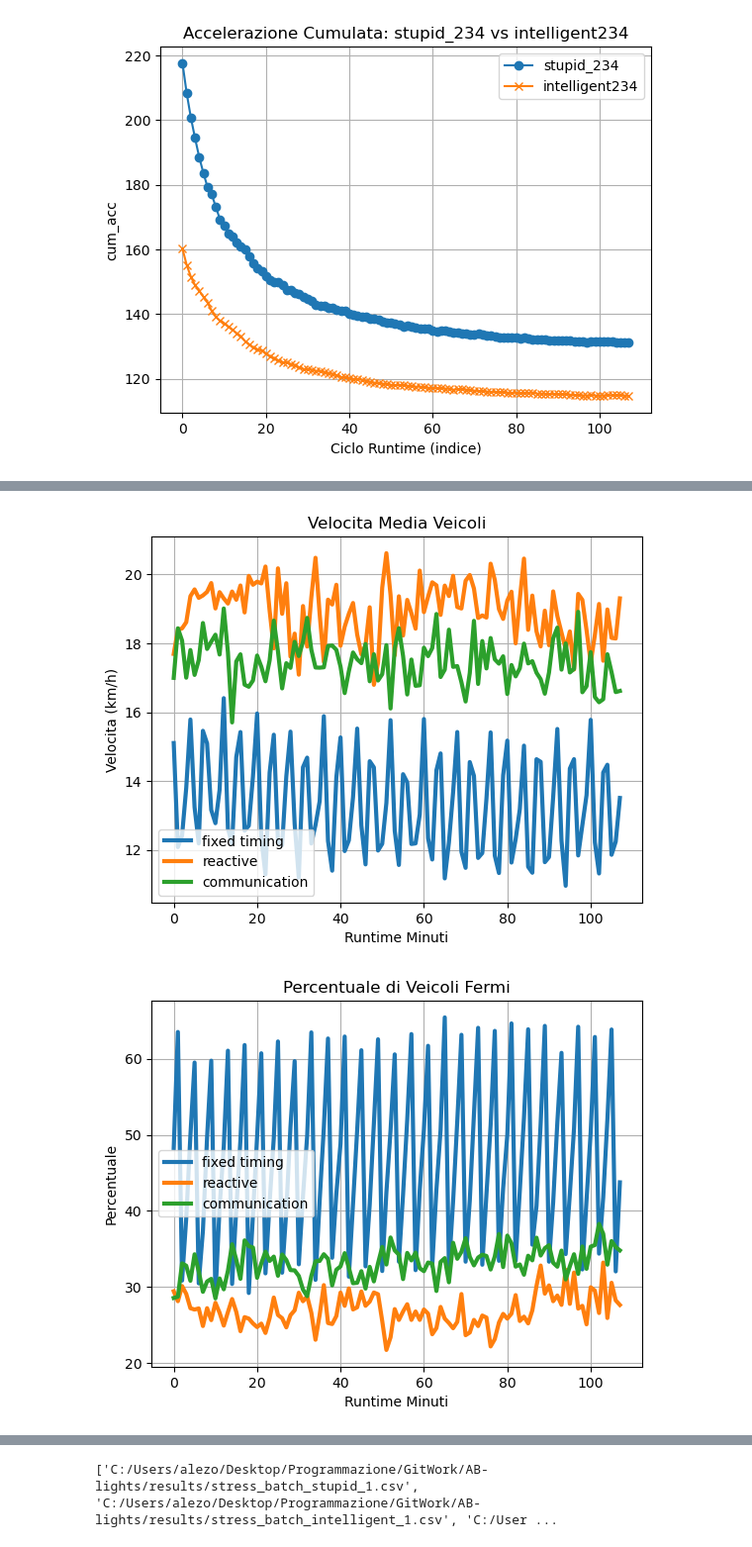
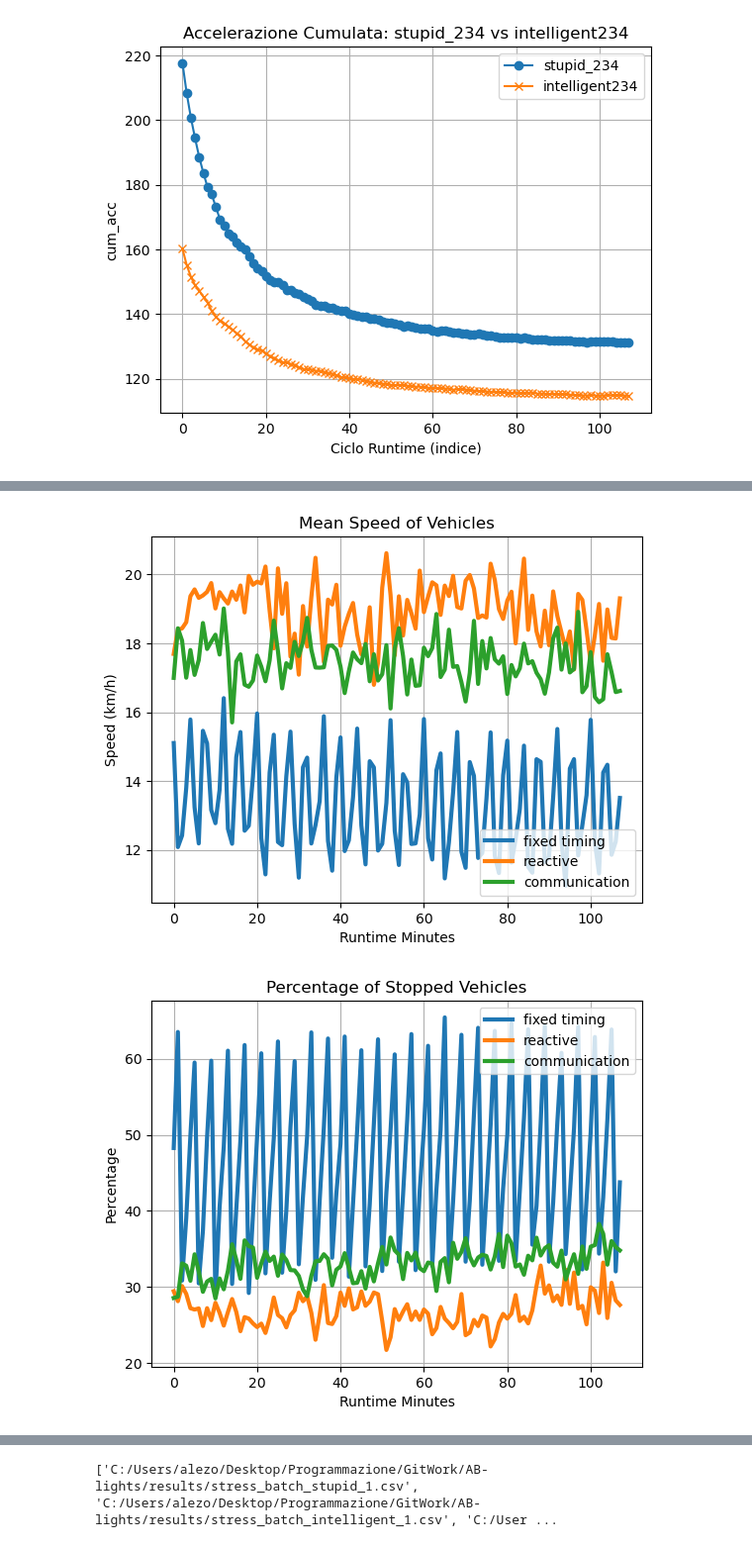
Before and after one commit to marcobianchi463/AB-lights, a Jupyter notebook: Traffic_Analysis.ipynb, the cells around one changed output, grey strips where cells are left out. Shown at 99% size. Cells and saved outputs as stored; diff of their text form; code cells hidden in the pictures.

Commit message:
Titoli dei plots corretti

```diff
--- a/Traffic_Analysis.ipynb
+++ b/Traffic_Analysis.ipynb
@@ -332,37 +332,37 @@ plt.plot(df_stupid['vel_media'].values,linestyle='-',linewidth=3, label='fixed t
 plt.plot(df_intelligent['vel_media'].values, linestyle='-',linewidth=3, label='reactive')
 plt.plot(df_godly['vel_media'].values,linestyle='-',linewidth=3, label='communication')
 
-plt.title('Velocita Media Veicoli')
-plt.ylabel('Velocita (km/h)')
-plt.xlabel('Runtime Minuti')
-plt.legend()
+plt.title('Mean Speed of Vehicles')
+plt.ylabel('Speed (km/h)')
+plt.xlabel('Runtime Minutes')
+plt.legend(loc='lower right')
 plt.grid(True)
 
 #salva
 plt.savefig(path_vel, dpi=300, bbox_inches='tight')
 plt.show()
 # %% [output]
-[figure, old version]
+[figure, new version]
 # %%
 nome_fermi = "veicoli_fermi.png"
 path_fermi = os.path.join(plot_folder, nome_fermi)
 
 #plot veicoli fermi
 plt.plot(df_stupid['auto_ferme'].values,linestyle='-',linewidth=3, label='fixed timing')
 plt.plot(df_intelligent['auto_ferme'].values, linestyle='-',linewidth=3, label='reactive')
 plt.plot(df_godly['auto_ferme'].values,linestyle='-',linewidth=3, label='communication')
 
-plt.title('Percentuale di Veicoli Fermi')
-plt.ylabel('Percentuale')
-plt.xlabel('Runtime Minuti')
-plt.legend()
+plt.title('Percentage of Stopped Vehicles')
+plt.ylabel('Percentage')
+plt.xlabel('Runtime Minutes')
+plt.legend(loc='upper right')
 plt.grid(True)
 
 #salva
 plt.savefig(path_fermi, dpi=300, bbox_inches='tight')
 plt.show()
 # %% [output]
-[figure, old version]
+[figure, new version]
 # %%
 nome_delta = "delta_medio.png"
 path_delta = os.path.join(plot_folder, nome_delta)
```
Also changed, not shown: parts of 9 cells of this notebook, 7 other files.
